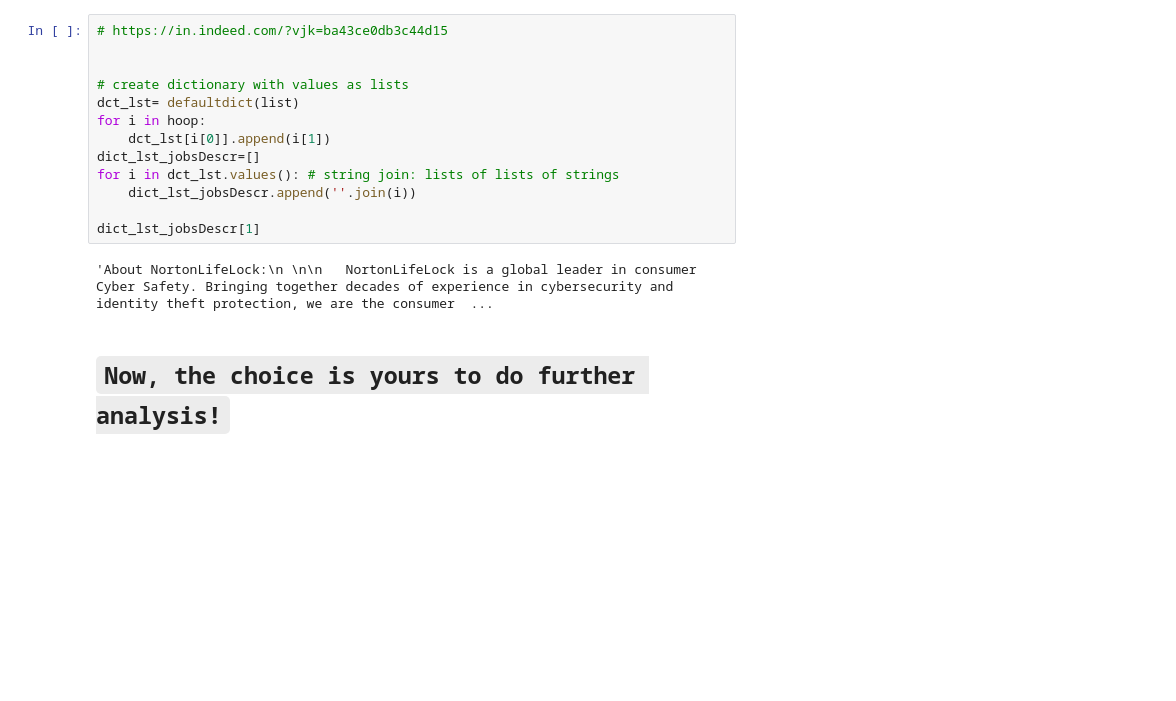
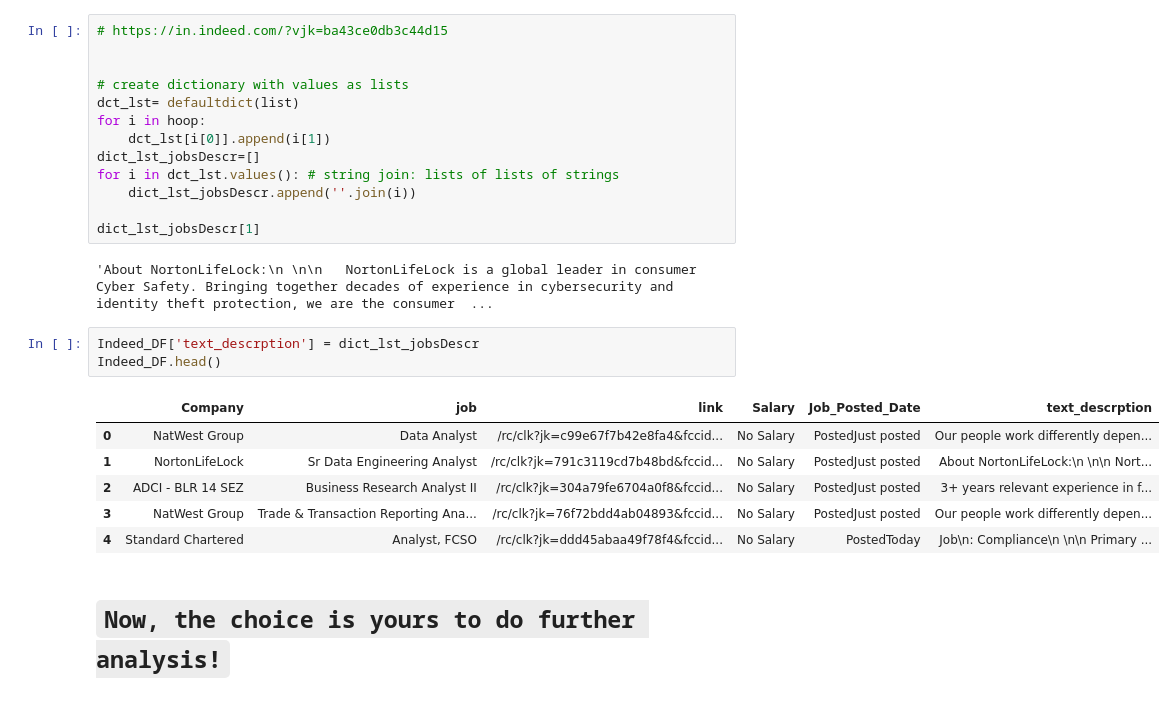
Before and after one commit to MrFuguDataScience/Webscraping, a Jupyter notebook: IndeedJune2022_href_jobDescription.ipynb, the cells around one changed output. Saved outputs shown, nothing was run; the diff lists cells and outputs as text; blank space fills up the shorter version.

Commit message:
Indeed_Href_FullJobDescription_scrape
add column to DF with text description

```diff
--- a/IndeedJune2022_href_jobDescription.ipynb
+++ b/IndeedJune2022_href_jobDescription.ipynb
@@ -187,6 +187,16 @@ for i in dct_lst.values(): # string join: lists of lists of strings
 dict_lst_jobsDescr[1]
 # %% [output]
 'About NortonLifeLock:\n \n\n   NortonLifeLock is a global leader in consumer Cyber Safety. Bringing together decades of experience in cybersecurity and identity theft protection, we are the consumer  ...
+# %%
+Indeed_DF['text_descrption'] = dict_lst_jobsDescr
+Indeed_DF.head()
+# %% [output]
+|  | Company | job | link | Salary | Job_Posted_Date | text_descrption |
+| 0 | NatWest Group | Data Analyst | /rc/clk?jk=c99e67f7b42e8fa4&fccid... | No Salary | PostedJust posted | Our people work differently depen... |
+| 1 | NortonLifeLock | Sr Data Engineering Analyst | /rc/clk?jk=791c3119cd7b48bd&fccid... | No Salary | PostedJust posted | About NortonLifeLock:\n \n\n Nort... |
+| 2 | ADCI - BLR 14 SEZ | Business Research Analyst II | /rc/clk?jk=304a79fe6704a0f8&fccid... | No Salary | PostedJust posted | 3+ years relevant experience in f... |
+| 3 | NatWest Group | Trade & Transaction Reporting Ana... | /rc/clk?jk=76f72bdd4ab04893&fccid... | No Salary | PostedJust posted | Our people work differently depen... |
+| 4 | Standard Chartered | Analyst, FCSO | /rc/clk?jk=ddd45abaa49f78f4&fccid... | No Salary | PostedToday | Job\n: Compliance\n \n\n Primary ... |
 # %% [markdown]
 # `Now, the choice is yours to do further analysis!`
 # %% [markdown]
```
